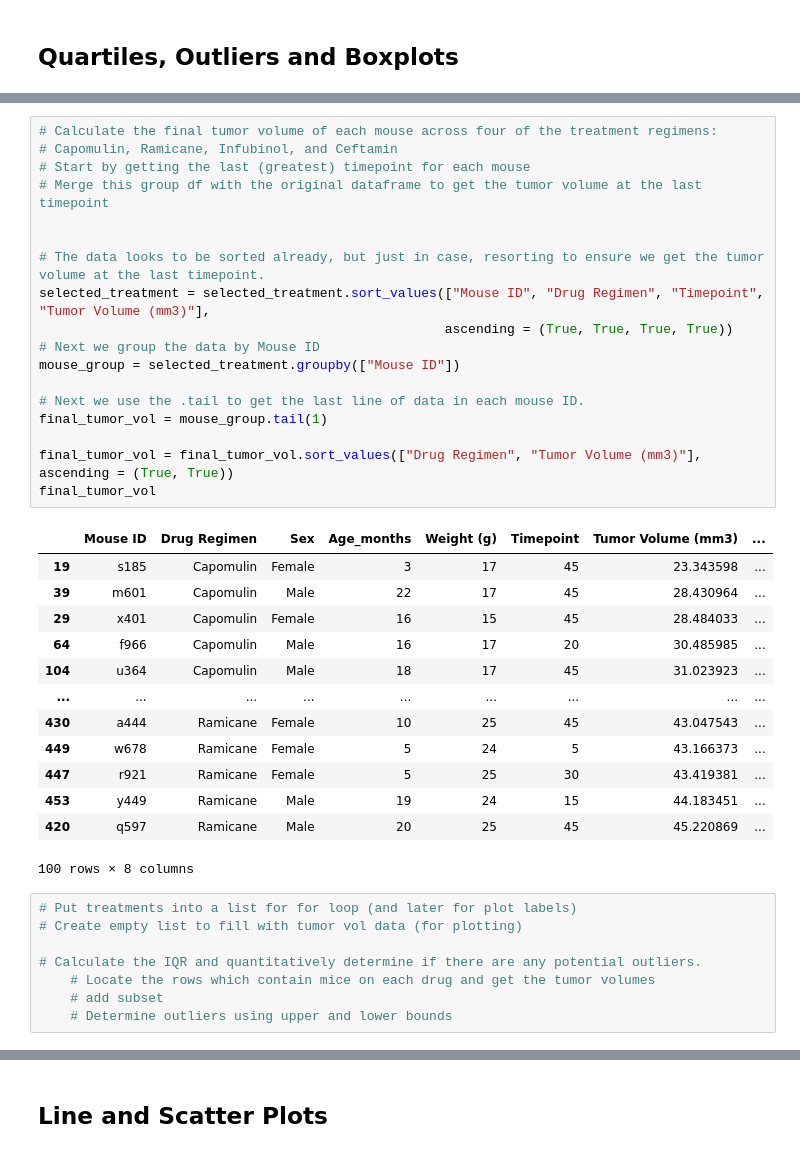
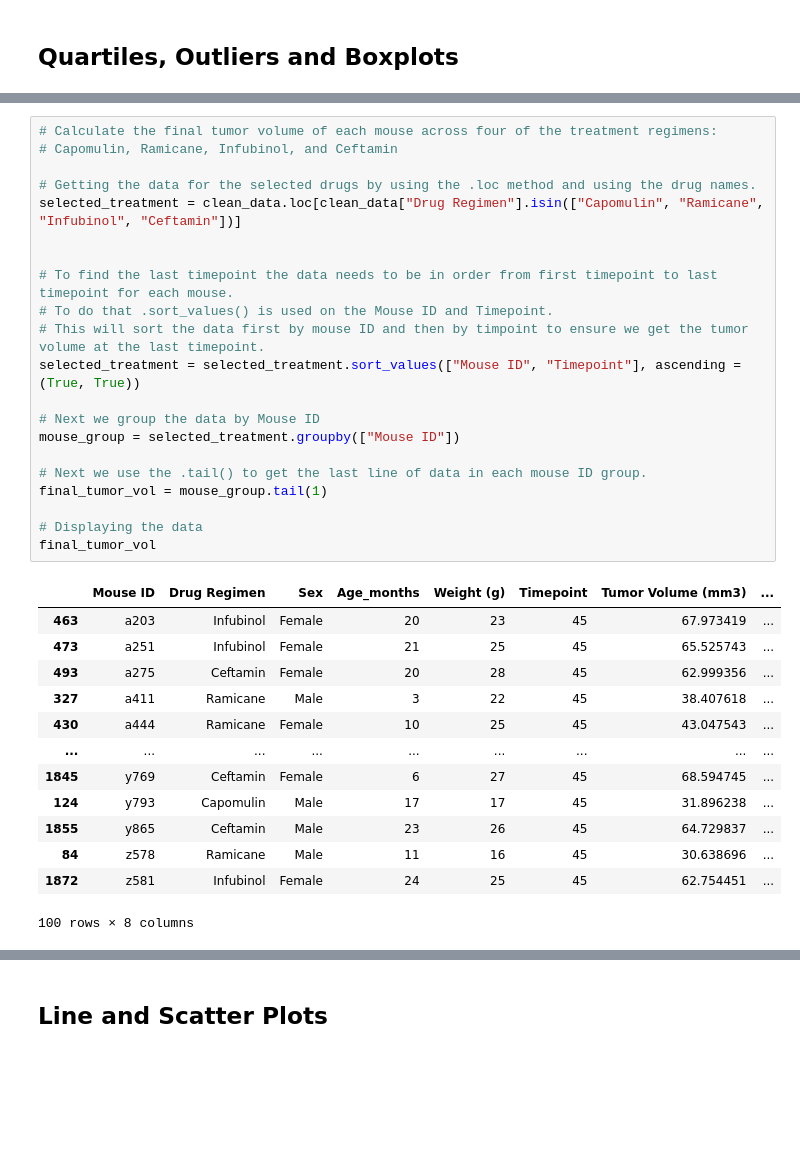
Before and after one commit to LP-116/matplotlib-challenge, a Jupyter notebook: pymaceuticals_starter.ipynb, the cells around one changed output, grey strips where cells are left out. Drawn from its saved outputs; the diff is of its cells as text; blank space fills up the shorter version.

```diff
--- a/pymaceuticals_starter.ipynb
+++ b/pymaceuticals_starter.ipynb
@@ -328,41 +289,36 @@ selected_treatment
 # %%
 # Calculate the final tumor volume of each mouse across four of the treatment regimens:
 # Capomulin, Ramicane, Infubinol, and Ceftamin
-# Start by getting the last (greatest) timepoint for each mouse
-# Merge this group df with the original dataframe to get the tumor volume at the last timepoint
+
+# Getting the data for the selected drugs by using the .loc method and using the drug names.
+selected_treatment = clean_data.loc[clean_data["Drug Regimen"].isin(["Capomulin", "Ramicane", "Infubinol", "Ceftamin"])]
 
 
-# The data looks to be sorted already, but just in case, resorting to ensure we get the tumor volume at the last timepoint.
-selected_treatment = selected_treatment.sort_values(["Mouse ID", "Drug Regimen", "Timepoint", "Tumor Volume (mm3)"],
-                                                    ascending = (True, True, True, True))
+# To find the last timepoint the data needs to be in order from first timepoint to last timepoint for each mouse.
+# To do that .sort_values() is used on the Mouse ID and Timepoint.
+# This will sort the data first by mouse ID and then by timpoint to ensure we get the tumor volume at the last timepoint.
+selected_treatment = selected_treatment.sort_values(["Mouse ID", "Timepoint"], ascending = (True, True))
+
 # Next we group the data by Mouse ID
 mouse_group = selected_treatment.groupby(["Mouse ID"])
 
-# Next we use the .tail to get the last line of data in each mouse ID.
+# Next we use the .tail() to get the last line of data in each mouse ID group.
 final_tumor_vol = mouse_group.tail(1)
 
-final_tumor_vol = final_tumor_vol.sort_values(["Drug Regimen", "Tumor Volume (mm3)"], ascending = (True, True))
+# Displaying the data
 final_tumor_vol
 # %% [output]
 |  | Mouse ID | Drug Regimen | Sex | Age_months | Weight (g) | Timepoint | Tumor Volume (mm3) | ... |
-| 19 | s185 | Capomulin | Female | 3 | 17 | 45 | 23.343598 | ... |
-| 39 | m601 | Capomulin | Male | 22 | 17 | 45 | 28.430964 | ... |
-| 29 | x401 | Capomulin | Female | 16 | 15 | 45 | 28.484033 | ... |
-| 64 | f966 | Capomulin | Male | 16 | 17 | 20 | 30.485985 | ... |
-| 104 | u364 | Capomulin | Male | 18 | 17 | 45 | 31.023923 | ... |
+| 463 | a203 | Infubinol | Female | 20 | 23 | 45 | 67.973419 | ... |
+| 473 | a251 | Infubinol | Female | 21 | 25 | 45 | 65.525743 | ... |
+| 493 | a275 | Ceftamin | Female | 20 | 28 | 45 | 62.999356 | ... |
+| 327 | a411 | Ramicane | Male | 3 | 22 | 45 | 38.407618 | ... |
+| 430 | a444 | Ramicane | Female | 10 | 25 | 45 | 43.047543 | ... |
 | ... | ... | ... | ... | ... | ... | ... | ... | ... |
-| 430 | a444 | Ramicane | Female | 10 | 25 | 45 | 43.047543 | ... |
-| 449 | w678 | Ramicane | Female | 5 | 24 | 5 | 43.166373 | ... |
-| 447 | r921 | Ramicane | Female | 5 | 25 | 30 | 43.419381 | ... |
-| 453 | y449 | Ramicane | Male | 19 | 24 | 15 | 44.183451 | ... |
-| 420 | q597 | Ramicane | Male | 20 | 25 | 45 | 45.220869 | ... |
+| 1845 | y769 | Ceftamin | Female | 6 | 27 | 45 | 68.594745 | ... |
+| 124 | y793 | Capomulin | Male | 17 | 17 | 45 | 31.896238 | ... |
+| 1855 | y865 | Ceftamin | Male | 23 | 26 | 45 | 64.729837 | ... |
+| 84 | z578 | Ramicane | Male | 11 | 16 | 45 | 30.638696 | ... |
+| 1872 | z581 | Infubinol | Female | 24 | 25 | 45 | 62.754451 | ... |
 100 rows × 8 columns
-# %%
-# Put treatments into a list for for loop (and later for plot labels)
-# Create empty list to fill with tumor vol data (for plotting)
-
-# Calculate the IQR and quantitatively determine if there are any potential outliers.
-    # Locate the rows which contain mice on each drug and get the tumor volumes
-    # add subset
-    # Determine outliers using upper and lower bounds
 # %%
```
Also changed, not shown: parts of 13 cells of this notebook.
